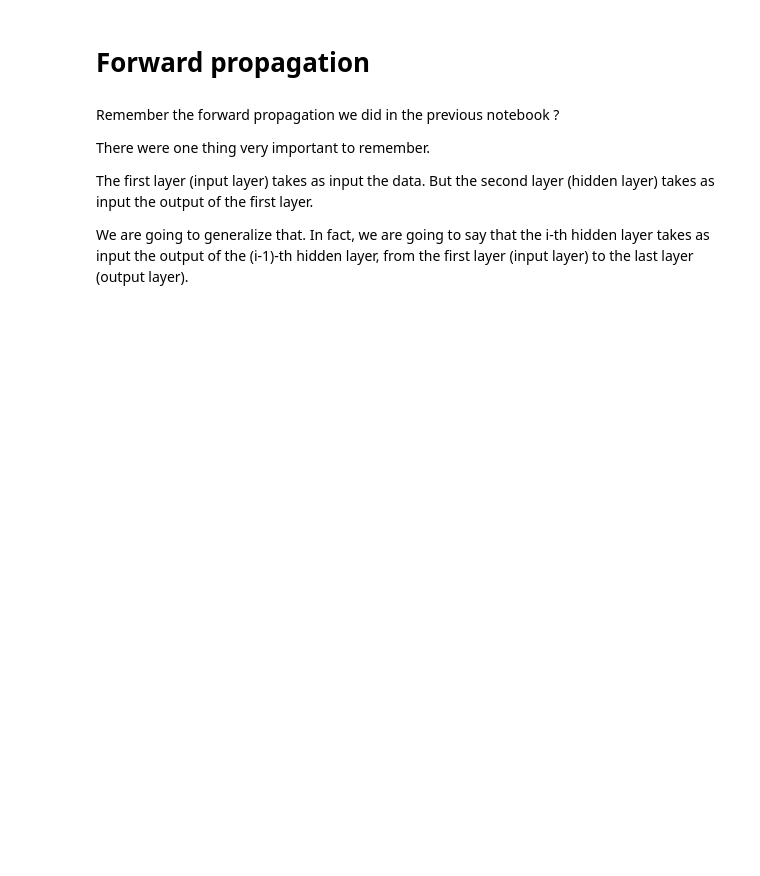
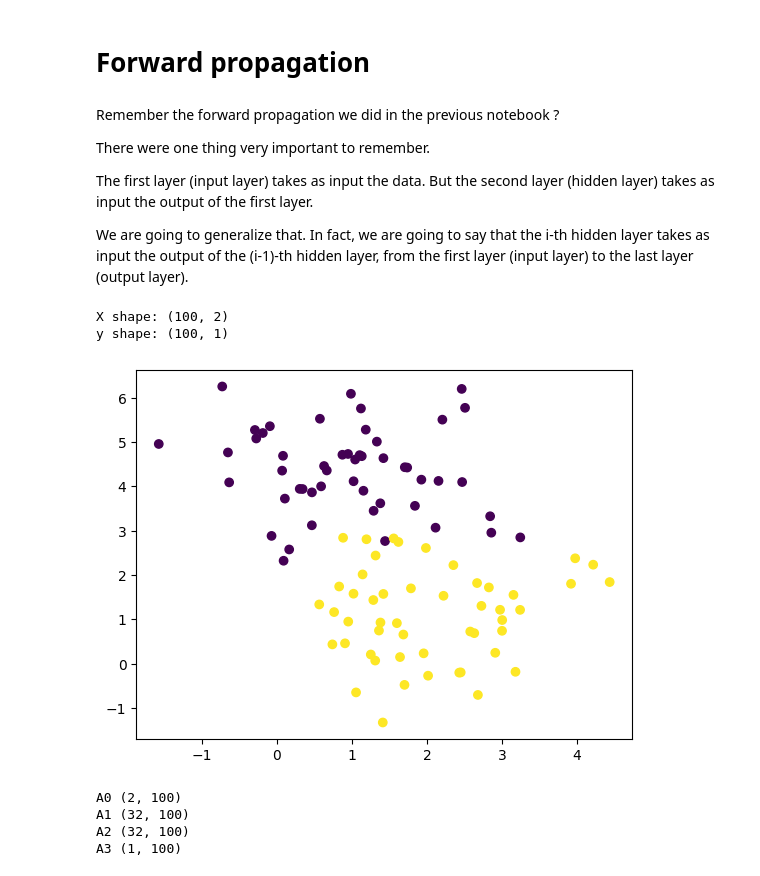
Before and after one commit to Pchambet/graph-neural-networks, a Jupyter notebook: notebooks/practice_03.ipynb, the cells around one changed output. Saved outputs shown, nothing was run; the diff lists cells and outputs as text; code cells hidden in the pictures; blank space fills up the shorter version.

```diff
--- a/notebooks/practice_03.ipynb
+++ b/notebooks/practice_03.ipynb
@@ -79 +66,15 @@ def forward_propagation(X, parameters):
+# %%
+X, y = make_blobs(n_samples=100, n_features=2, centers=2, random_state=0)
+y = y.reshape((y.shape[0], 1))
+
+# Create a scatter plot of the data
+print('X shape:', X.shape)
+print('y shape:', y.shape)
+
+plt.scatter(X[:, 0], X[:, 1], c=y, cmap='viridis')
+plt.show()
+# %% [output]
+X shape: (100, 2)
+y shape: (100, 1)
+[figure, added]
 # %%
@@ -95,3 +100,12 @@ def forward_propagation(X, parameters, dimensions):
+# %%
+activations = forward_propagation(X, parameters)
+for key, value in activations.items():
+    print(key, value.shape)
+# %% [output]
+A0 (2, 100)
+A1 (32, 100)
+A2 (32, 100)
+A3 (1, 100)
 # %%
 def back_propagation(X, y, parametres, activations):
 
```
Also changed, not shown: parts of 3 cells of this notebook, 1 other file.
